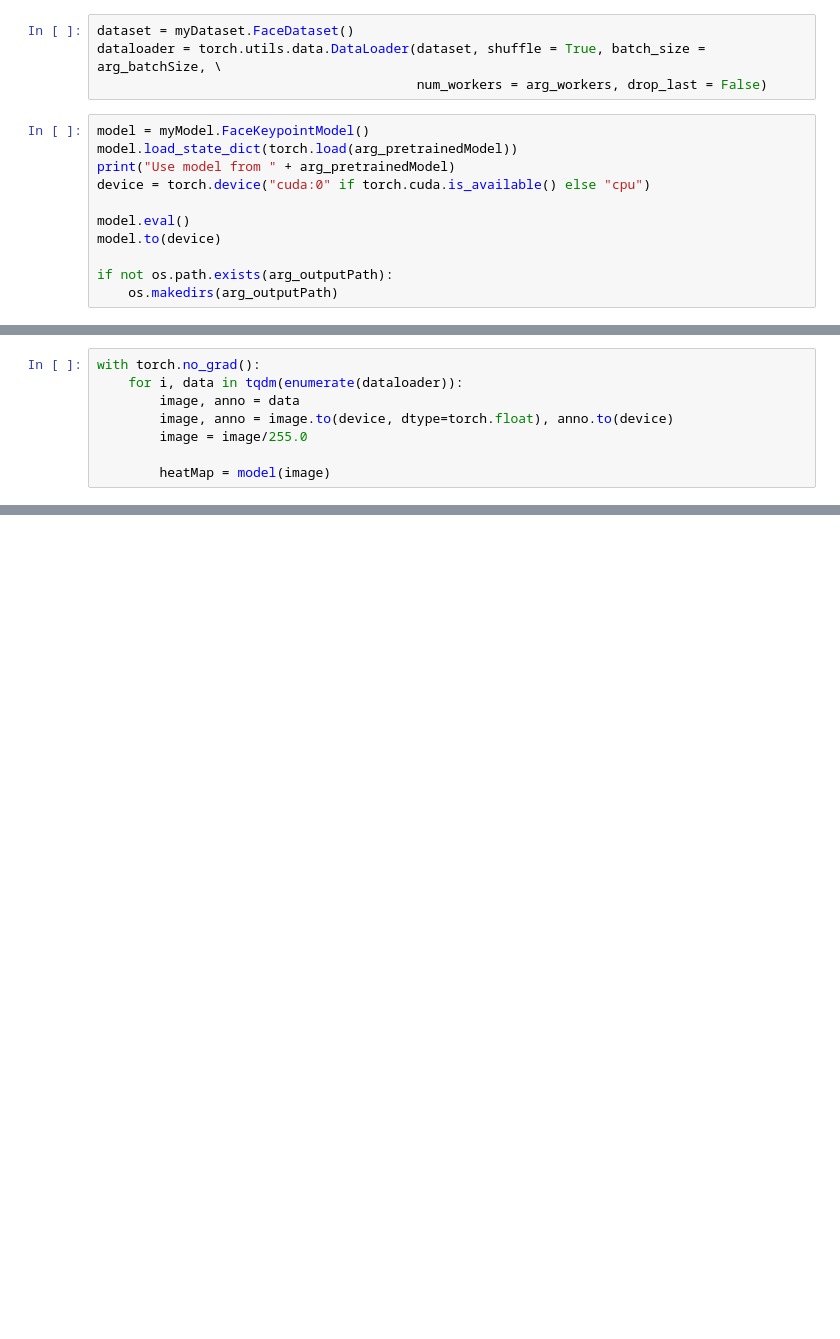
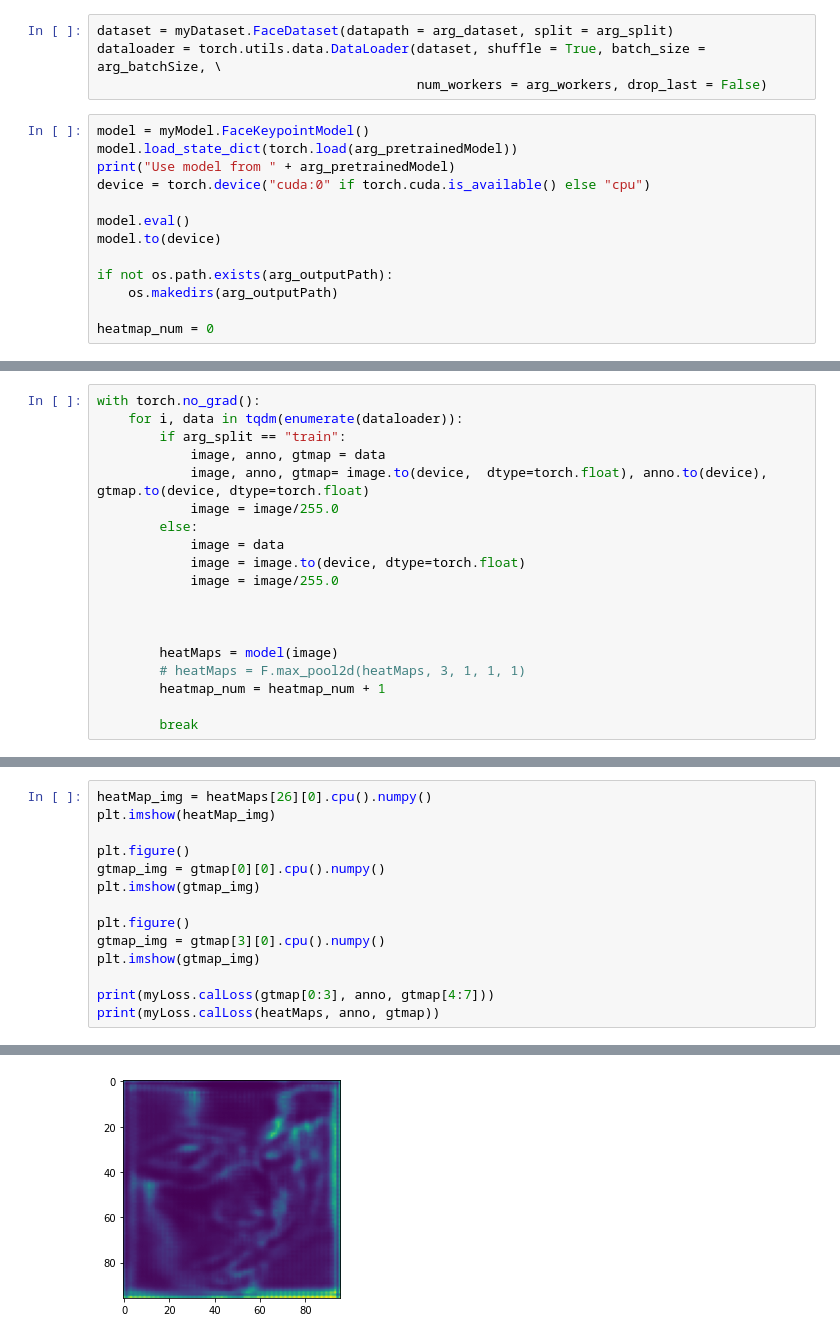
Before and after one commit to StarRealMan/FaceKeypointsDet, a Jupyter notebook: tools/test.ipynb, the cells around one changed output, grey strips where cells are left out. Drawn from its saved outputs; the diff is of its cells as text; blank space fills up the shorter version.

Commit message:
fix train and test bug

```diff
--- a/tools/test.ipynb
+++ b/tools/test.ipynb
@@ -19,5 +23,5 @@ arg_outputPath = "../data/savings/output"
 # %%
-dataset = myDataset.FaceDataset()
+dataset = myDataset.FaceDataset(datapath = arg_dataset, split = arg_split)
 dataloader = torch.utils.data.DataLoader(dataset, shuffle = True, batch_size = arg_batchSize, \
                                          num_workers = arg_workers, drop_last = False)
 # %%
@@ -31,3 +35,5 @@ model.to(device)
 
 if not os.path.exists(arg_outputPath):
     os.makedirs(arg_outputPath)
+
+heatmap_num = 0
@@ -34,8 +42,19 @@ if not os.path.exists(arg_outputPath):
 # %%
 with torch.no_grad():
     for i, data in tqdm(enumerate(dataloader)):
-        image, anno = data
-        image, anno = image.to(device, dtype=torch.float), anno.to(device)
-        image = image/255.0
+        if arg_split == "train":
+            image, anno, gtmap = data
+            image, anno, gtmap= image.to(device,  dtype=torch.float), anno.to(device), gtmap.to(device, dtype=torch.float)
+            image = image/255.0
+        else:
+            image = data
+            image = image.to(device, dtype=torch.float)
+            image = image/255.0
 
-        heatMap = model(image)
+
+
+        heatMaps = model(image)
+        # heatMaps = F.max_pool2d(heatMaps, 3, 1, 1, 1)
+        heatmap_num = heatmap_num + 1
+
+        break
@@ -43,0 +91,15 @@ np.save(arg_outputPath + heatmapName, heatMap)
+# %%
+heatMap_img = heatMaps[26][0].cpu().numpy()
+plt.imshow(heatMap_img)
+
+plt.figure()
+gtmap_img = gtmap[0][0].cpu().numpy()
+plt.imshow(gtmap_img)
+
+plt.figure()
+gtmap_img = gtmap[3][0].cpu().numpy()
+plt.imshow(gtmap_img)
+
+print(myLoss.calLoss(gtmap[0:3], anno, gtmap[4:7]))
+print(myLoss.calLoss(heatMaps, anno, gtmap))
+# %% [output]
@@ -43,0 +108 @@ np.save(arg_outputPath + heatmapName, heatMap)
+[figure, added]
```
Also changed, not shown: parts of 9 cells of this notebook, 9 other files.
